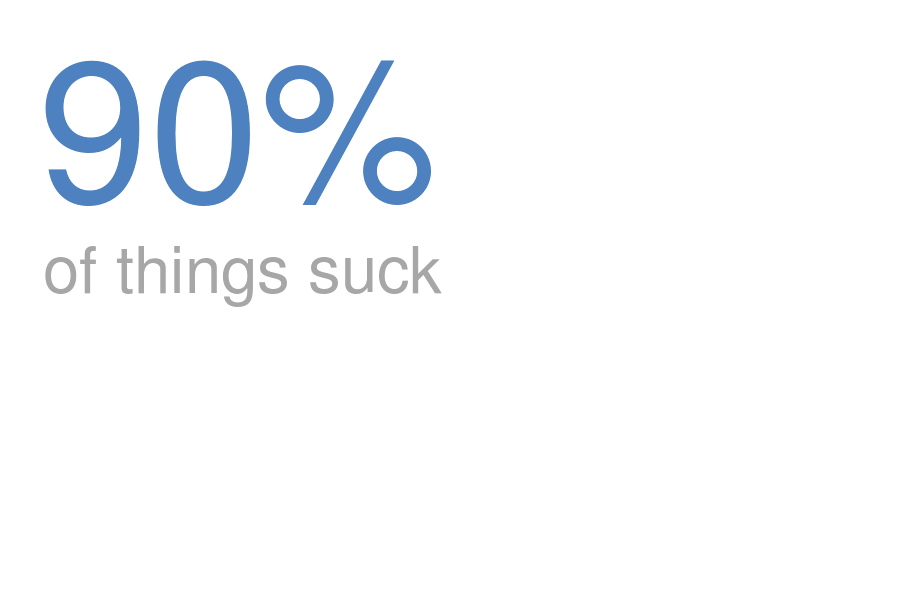
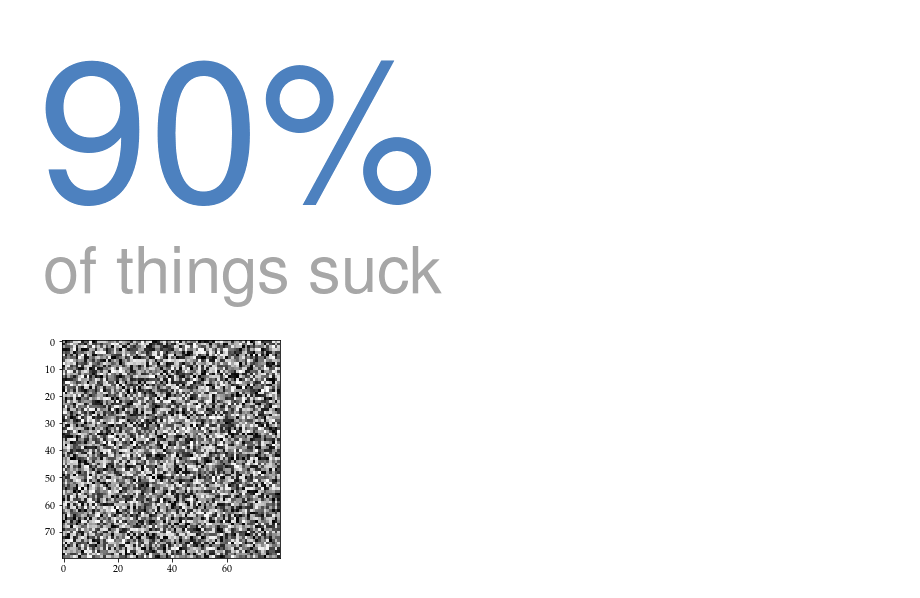
Before and after one commit to coreygirard/less, a Jupyter notebook: labs.ipynb, the cells around one changed output. Drawn from its saved outputs; the diff is of its cells as text; code cells hidden in the pictures; blank space fills up the shorter version.

```diff
--- a/labs.ipynb
+++ b/labs.ipynb
@@ -825,3 +825,11 @@ plt.rcParams["figure.figsize"] = [6, 4]
 plt.show()
 # %% [output]
 [figure]
+# %%
+np.random.seed(42)
+data = np.random.random((80, 80))
+
+plt.imshow(data, cmap='binary')
+plt.show()
+# %% [output]
+[figure, added]
```
Also changed, not shown: 5 other files.
